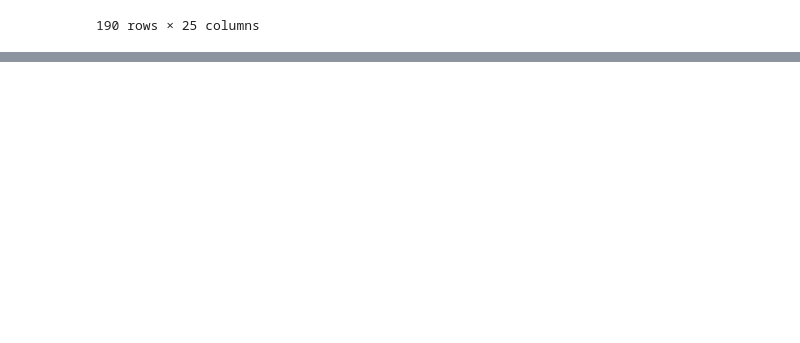
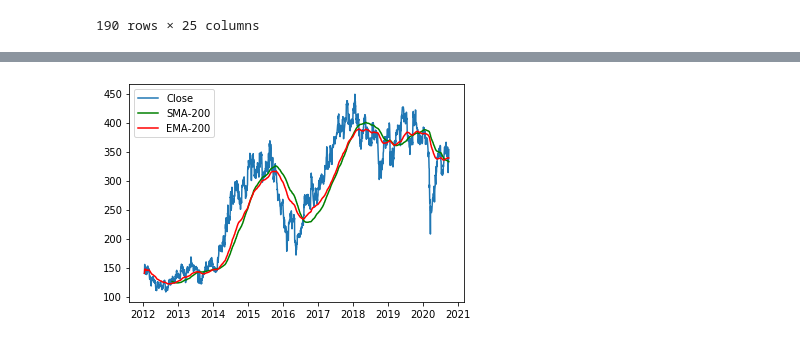
Before and after one commit to rsnaraya/IPBA, a Jupyter notebook: CaseStudy - Stock prediction.ipynb, the cells around one changed output, grey strips where cells are left out. Cells and saved outputs as stored; diff of their text form; code cells hidden in the pictures; blank space fills up the shorter version.

```diff
--- a/CaseStudy - Stock prediction.ipynb
+++ b/CaseStudy - Stock prediction.ipynb
@@ -209,0 +240,9 @@ Name: Date, Length: 2667, dtype: int64
+# %%
+Adaniports = raw_data[raw_data.Symbol == "ADANIPORTS"]
+plt.plot(Adaniports.Date, Adaniports['Close'], label='Close')
+plt.plot(Adaniports.Date, Adaniports['SMA-200'], label='SMA-200', color='green')
+plt.plot(Adaniports.Date, Adaniports['EMA-200'], label='EMA-200', color='red')
+plt.legend(loc='upper left')
+plt.show()
+# %% [output]
+[figure, added]
```
Also changed, not shown: parts of 105 cells of this notebook.
